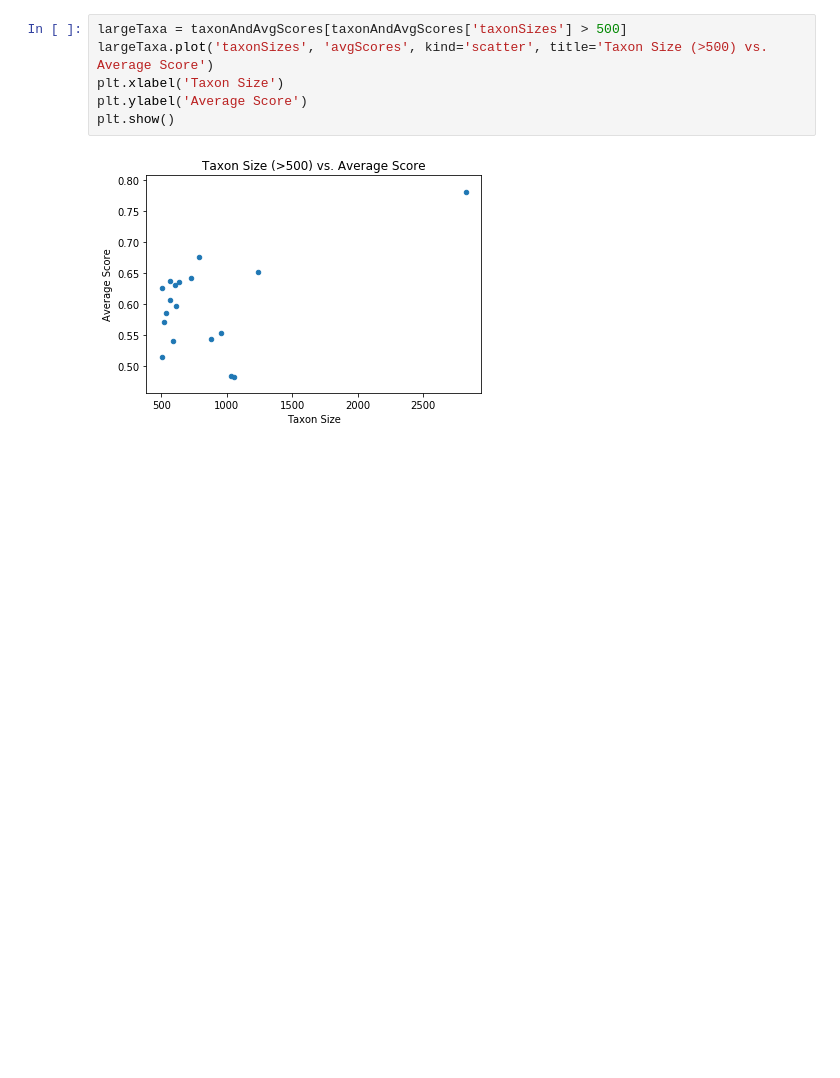
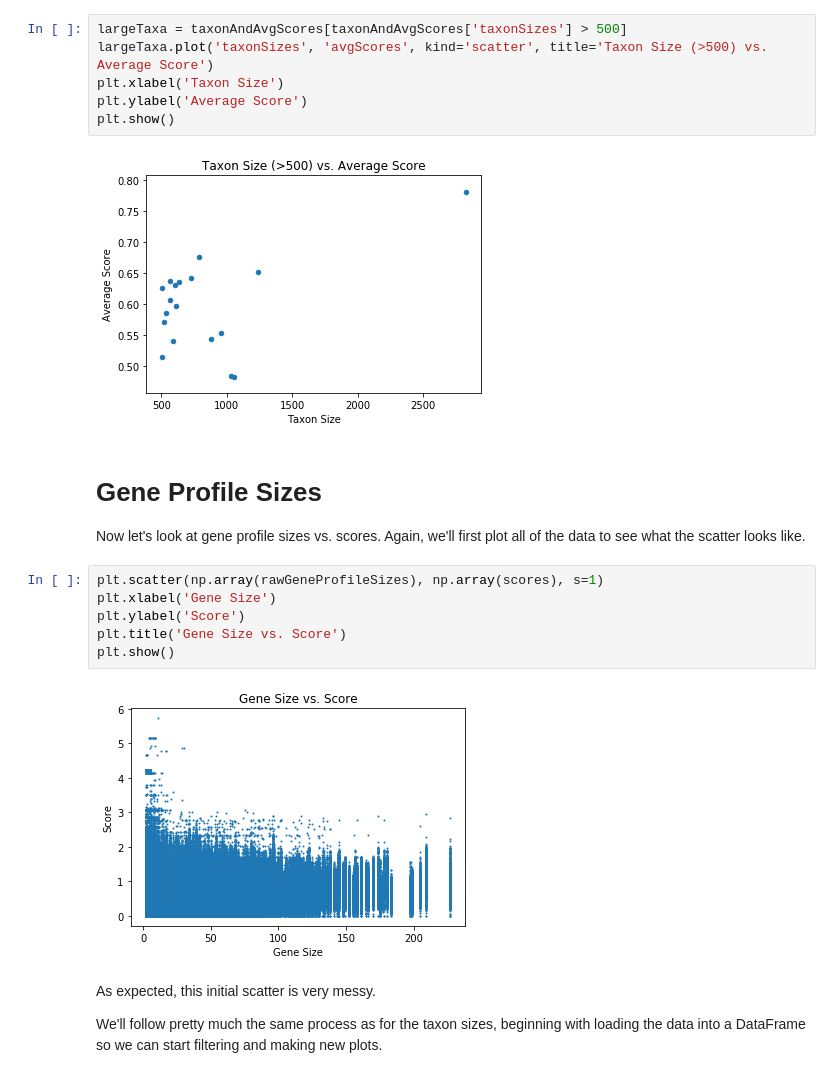
Before and after one commit to odumitr/Gene-and-Taxa-Analysis, a Jupyter notebook: src/regression_plot.ipynb, the cells around one changed output. Drawn from its saved outputs; the diff is of its cells as text; blank space fills up the shorter version.

```diff
--- a/src/regression_plot.ipynb
+++ b/src/regression_plot.ipynb
@@ -171,3 +169,19 @@ plt.ylabel('Average Score')
 plt.show()
 # %% [output]
 [figure]
+# %% [markdown]
+# Gene Profile Sizes
+
+Now let's look at gene profile sizes vs. scores. Again, we'll first plot all of the data to see what the scatter looks like.
+# %%
+plt.scatter(np.array(rawGeneProfileSizes), np.array(scores), s=1)
+plt.xlabel('Gene Size')
+plt.ylabel('Score')
+plt.title('Gene Size vs. Score')
+plt.show()
+# %% [output]
+[figure, added]
+# %% [markdown]
+As expected, this initial scatter is very messy.
+
+We'll follow pretty much the same process as for the taxon sizes, beginning with loading the data into a DataFrame so we can start filtering and making new plots.
```
Also changed, not shown: parts of 17 cells of this notebook.
